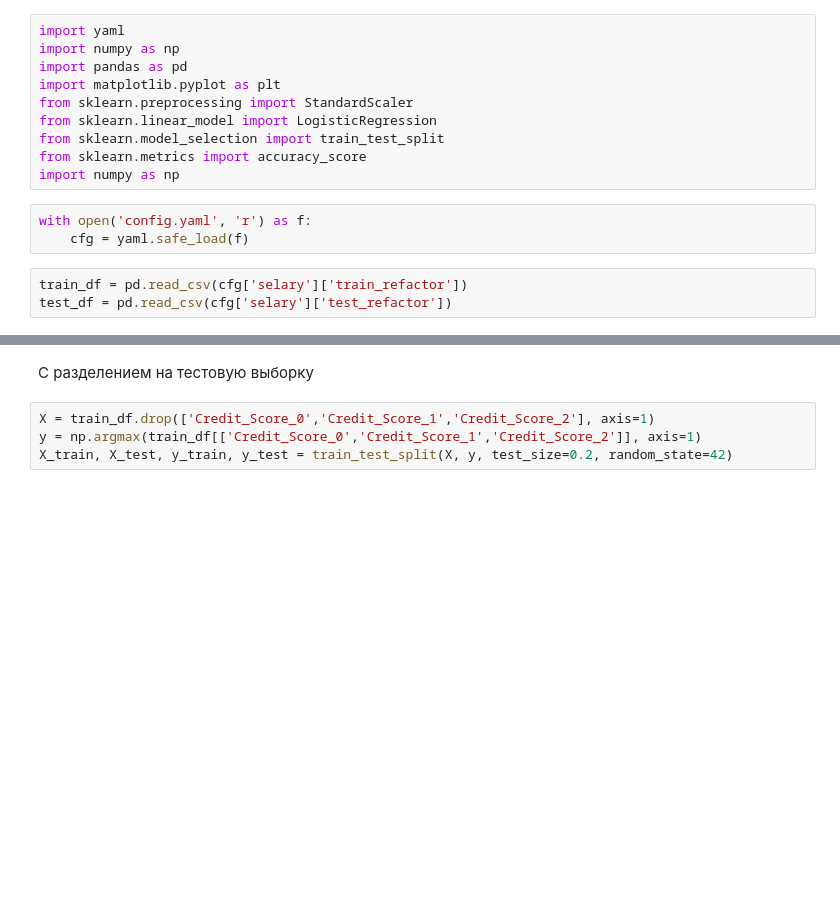
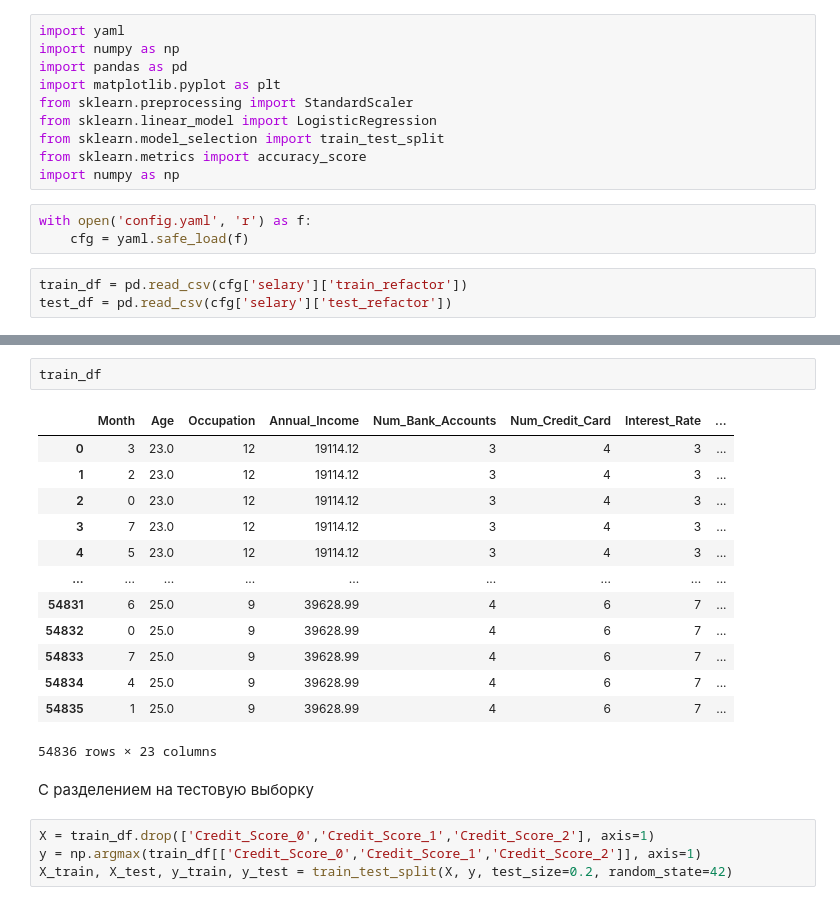
Before and after one commit to AlexShinalov/spbu-PredictCreditScore, a Jupyter notebook: Predictions.ipynb, the cells around one changed output, grey strips where cells are left out. Cells and saved outputs as stored; diff of their text form; blank space fills up the shorter version.

```diff
--- a/Predictions.ipynb
+++ b/Predictions.ipynb
@@ -20,3 +22,19 @@ test_df = test_df.drop(['Unnamed: 0'], axis =1)
+# %%
+train_df
+# %% [output]
+|  | Month | Age | Occupation | Annual_Income | Num_Bank_Accounts | Num_Credit_Card | Interest_Rate | ... |
+| 0 | 3 | 23.0 | 12 | 19114.12 | 3 | 4 | 3 | ... |
+| 1 | 2 | 23.0 | 12 | 19114.12 | 3 | 4 | 3 | ... |
+| 2 | 0 | 23.0 | 12 | 19114.12 | 3 | 4 | 3 | ... |
+| 3 | 7 | 23.0 | 12 | 19114.12 | 3 | 4 | 3 | ... |
+| 4 | 5 | 23.0 | 12 | 19114.12 | 3 | 4 | 3 | ... |
+| ... | ... | ... | ... | ... | ... | ... | ... | ... |
+| 54831 | 6 | 25.0 | 9 | 39628.99 | 4 | 6 | 7 | ... |
+| 54832 | 0 | 25.0 | 9 | 39628.99 | 4 | 6 | 7 | ... |
+| 54833 | 7 | 25.0 | 9 | 39628.99 | 4 | 6 | 7 | ... |
+| 54834 | 4 | 25.0 | 9 | 39628.99 | 4 | 6 | 7 | ... |
+| 54835 | 1 | 25.0 | 9 | 39628.99 | 4 | 6 | 7 | ... |
+54836 rows × 23 columns
 # %% [markdown]
 
 С разделением на тестовую выборку
```
Also changed, not shown: parts of 5 cells of this notebook, 3 other files.
